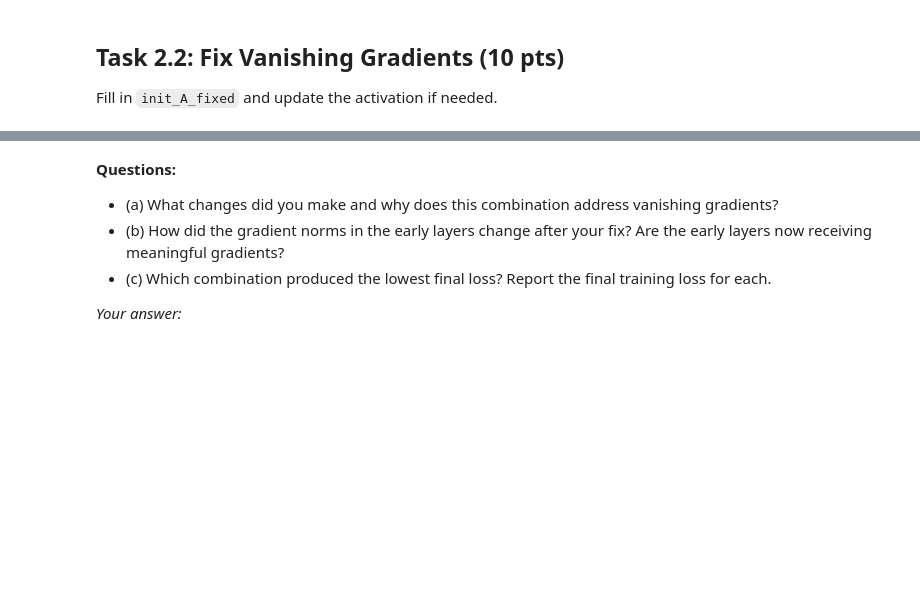
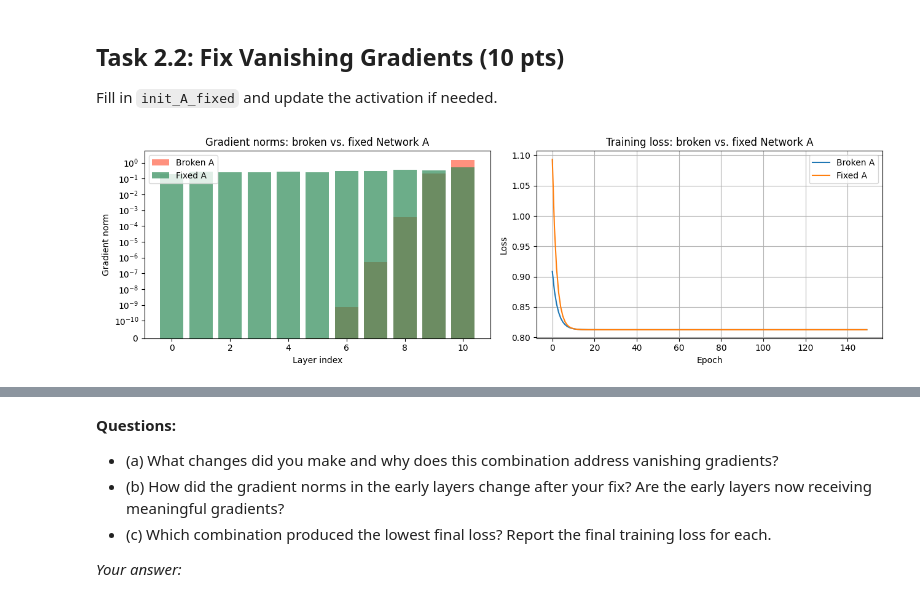
Before and after one commit to trishaguarin/Laboratory-2-Linear-Models, a Jupyter notebook: DEEPLRN_Lab02_LinearNN.ipynb, the cells around one changed output, grey strips where cells are left out. Saved outputs shown, nothing was run; the diff lists cells and outputs as text; code cells hidden in the pictures; blank space fills up the shorter version.

```diff
--- a/DEEPLRN_Lab02_LinearNN.ipynb
+++ b/DEEPLRN_Lab02_LinearNN.ipynb
@@ -465,3 +490,45 @@ print("Fixed  A final loss:", hist_fixed_A[-1])
 Fill in `init_A_fixed` and update the activation if needed.
 # %%
 # Task 2.2 (c) -- experiment with a second combination here
+import torch, torch.nn as nn, matplotlib.pyplot as plt
+
+torch.manual_seed(0)
+
+def init_A_fixed(layer):
+    # TODO: replace with a better initialization scheme
+    nn.init.kaiming_normal_(layer.weight, a=0.01, nonlinearity='leaky_relu')
+    nn.init.zeros_(layer.bias)
+
+# TODO: change nn.Sigmoid to a different activation if needed
+fixed_net_A = build_net(10, init_A_fixed, nn.LeakyReLU)
+
+# Gradient norm check
+norms_fixed_A = get_grad_norms(fixed_net_A)
+
+fig, (ax1, ax2) = plt.subplots(1, 2, figsize=(13, 4))
+ax1.bar(range(len(norms_A)),       norms_A,       color="tomato",   alpha=0.7, label="Broken A")
+ax1.bar(range(len(norms_fixed_A)), norms_fixed_A, color="seagreen", alpha=0.7, label="Fixed A")
+ax1.set_title("Gradient norms: broken vs. fixed Network A")
+ax1.set_xlabel("Layer index")
+ax1.set_ylabel("Gradient norm")
+ax1.set_yscale("symlog", linthresh=1e-10)
+ax1.legend()
+
+torch.manual_seed(0)
+hist_broken_A = train_net(build_net(10, init_A,       nn.Sigmoid), lr=0.01)
+hist_fixed_A  = train_net(build_net(10, init_A_fixed, nn.Sigmoid), lr=0.01)
+
+ax2.plot(hist_broken_A, label="Broken A")
+ax2.plot(hist_fixed_A,  label="Fixed A")
+ax2.set_xlabel("Epoch")
+ax2.set_ylabel("Loss")
+ax2.set_title("Training loss: broken vs. fixed Network A")
+ax2.legend()
+ax2.grid(True)
+plt.tight_layout()
+plt.show()
+
+print("Broken A final loss:", hist_broken_A[-1])
+print("Fixed  A final loss:", hist_fixed_A[-1])
+# %% [output]
+[figure, added]
```
Also changed, not shown: parts of 23 cells of this notebook.
